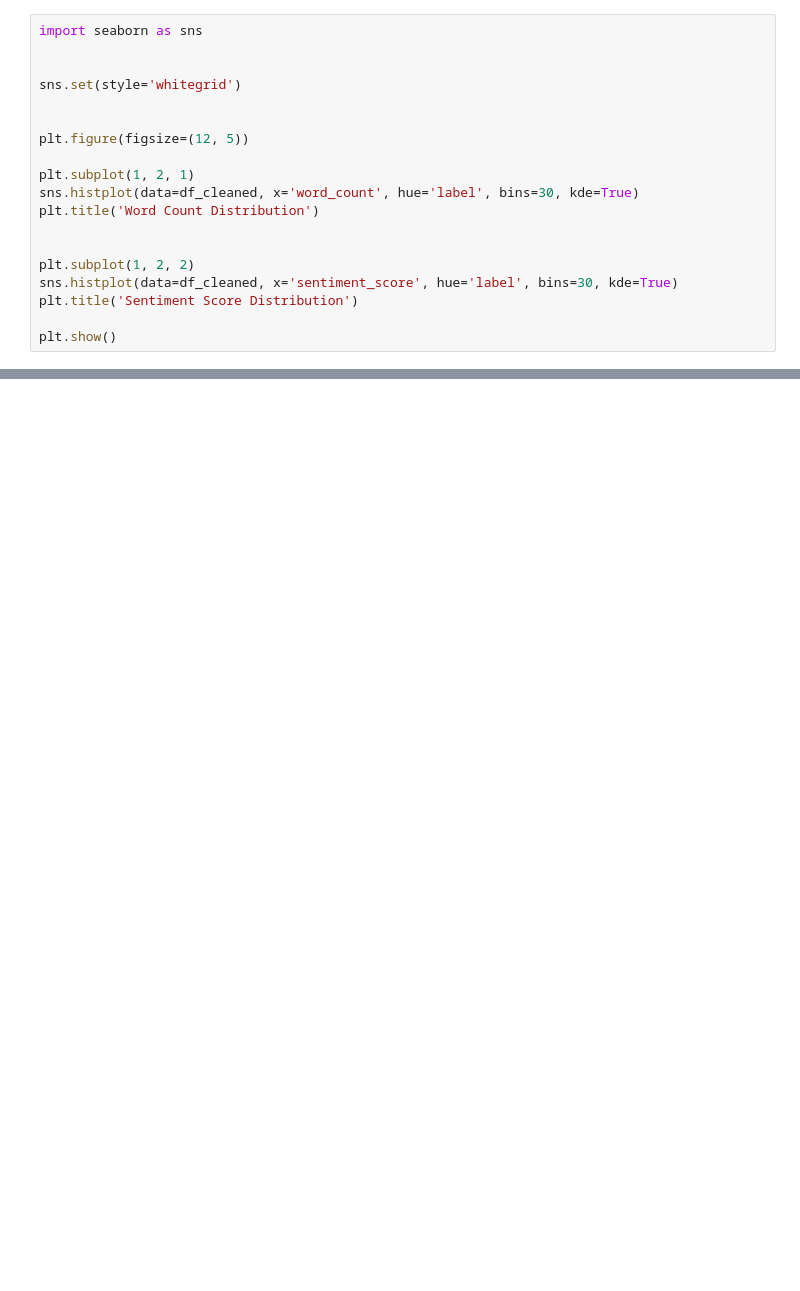
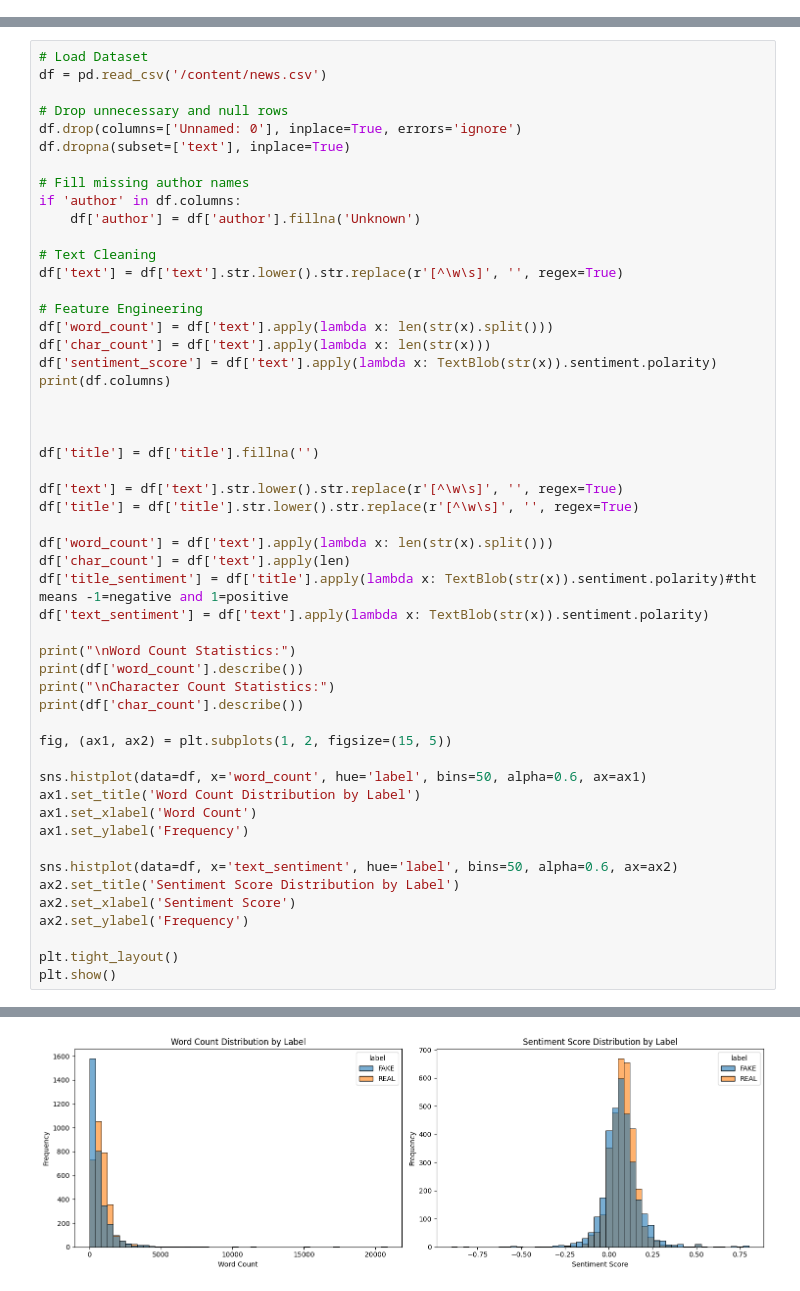
Before and after one commit to Vardhan-Harsh07/Fake-News-Detection-Using-Machine-Learning, a Jupyter notebook: Fake_News_Detection.ipynb, the cells around one changed output, grey strips where cells are left out. Saved outputs shown, nothing was run; the diff lists cells and outputs as text; blank space fills up the shorter version.

```diff
--- a/Fake_News_Detection.ipynb
+++ b/Fake_News_Detection.ipynb
@@ -159,19 +0,0 @@ plt.show()
-# %%
-import seaborn as sns
-
-
-sns.set(style='whitegrid')
-
-
-plt.figure(figsize=(12, 5))
-
-plt.subplot(1, 2, 1)
-sns.histplot(data=df_cleaned, x='word_count', hue='label', bins=30, kde=True)
-plt.title('Word Count Distribution')
-
-
-plt.subplot(1, 2, 2)
-sns.histplot(data=df_cleaned, x='sentiment_score', hue='label', bins=30, kde=True)
-plt.title('Sentiment Score Distribution')
-
-plt.show()
@@ -179,0 +43,53 @@ plt.show()
+# %%
+# Load Dataset
+df = pd.read_csv('/content/news.csv')
+
+# Drop unnecessary and null rows
+df.drop(columns=['Unnamed: 0'], inplace=True, errors='ignore')
+df.dropna(subset=['text'], inplace=True)
+
+# Fill missing author names
+if 'author' in df.columns:
+    df['author'] = df['author'].fillna('Unknown')
+
+# Text Cleaning
+df['text'] = df['text'].str.lower().str.replace(r'[^\w\s]', '', regex=True)
+
+# Feature Engineering
+df['word_count'] = df['text'].apply(lambda x: len(str(x).split()))
+df['char_count'] = df['text'].apply(lambda x: len(str(x)))
+df['sentiment_score'] = df['text'].apply(lambda x: TextBlob(str(x)).sentiment.polarity)
+print(df.columns)
+
+
+
+df['title'] = df['title'].fillna('')
+
+df['text'] = df['text'].str.lower().str.replace(r'[^\w\s]', '', regex=True)
+df['title'] = df['title'].str.lower().str.replace(r'[^\w\s]', '', regex=True)
+
+df['word_count'] = df['text'].apply(lambda x: len(str(x).split()))
+df['char_count'] = df['text'].apply(len)
+df['title_sentiment'] = df['title'].apply(lambda x: TextBlob(str(x)).sentiment.polarity)#tht means -1=negative and 1=positive
+df['text_sentiment'] = df['text'].apply(lambda x: TextBlob(str(x)).sentiment.polarity)
+
+print("\nWord Count Statistics:")
+print(df['word_count'].describe())
+print("\nCharacter Count Statistics:")
+print(df['char_count'].describe())
+
+fig, (ax1, ax2) = plt.subplots(1, 2, figsize=(15, 5))
+
+sns.histplot(data=df, x='word_count', hue='label', bins=50, alpha=0.6, ax=ax1)
+ax1.set_title('Word Count Distribution by Label')
+ax1.set_xlabel('Word Count')
+ax1.set_ylabel('Frequency')
+
+sns.histplot(data=df, x='text_sentiment', hue='label', bins=50, alpha=0.6, ax=ax2)
+ax2.set_title('Sentiment Score Distribution by Label')
+ax2.set_xlabel('Sentiment Score')
+ax2.set_ylabel('Frequency')
+
+plt.tight_layout()
+plt.show()
+# %% [output]
@@ -179,0 +113 @@ plt.show()
+[figure, added]
```
Also changed, not shown: parts of 25 cells of this notebook.
